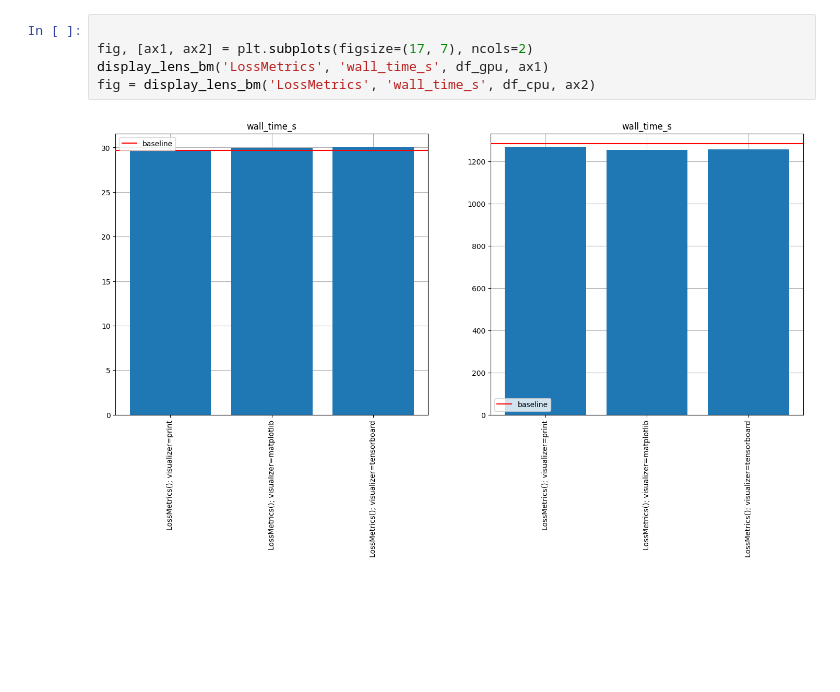
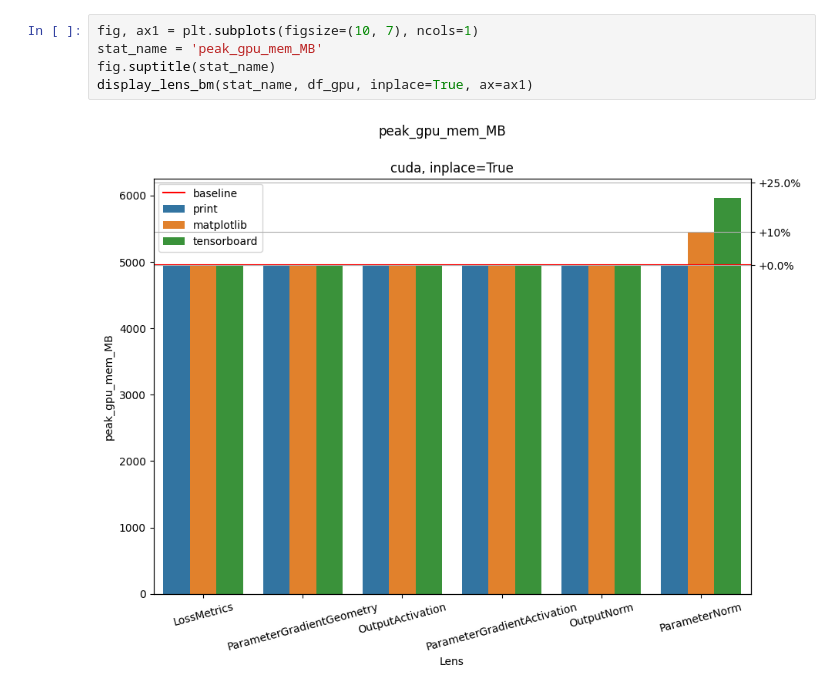
Before and after one commit to ZhigaMason/monitorch, a Jupyter notebook: benchmark/benchmark_exploration.ipynb, the cells around one changed output. Drawn from its saved outputs; the diff is of its cells as text; blank space fills up the shorter version.

```diff
--- a/benchmark/benchmark_exploration.ipynb
+++ b/benchmark/benchmark_exploration.ipynb
@@ -87,7 +108,7 @@ fig = display_lens_bm('ParameterGradientActivation', 'cpu_mem_used_MB', df_cpu,
-# %%
-
-fig, [ax1, ax2] = plt.subplots(figsize=(17, 7), ncols=2)
-display_lens_bm('LossMetrics', 'wall_time_s', df_gpu, ax1)
-fig = display_lens_bm('LossMetrics', 'wall_time_s', df_cpu, ax2)
-# %% [output]
-[figure, removed]
+# %%
+fig, ax1 = plt.subplots(figsize=(10, 7), ncols=1)
+stat_name = 'peak_gpu_mem_MB'
+fig.suptitle(stat_name)
+display_lens_bm(stat_name, df_gpu, inplace=True, ax=ax1)
+# %% [output]
+[figure, added]
```
Also changed, not shown: parts of 19 cells of this notebook, 4 other files.
